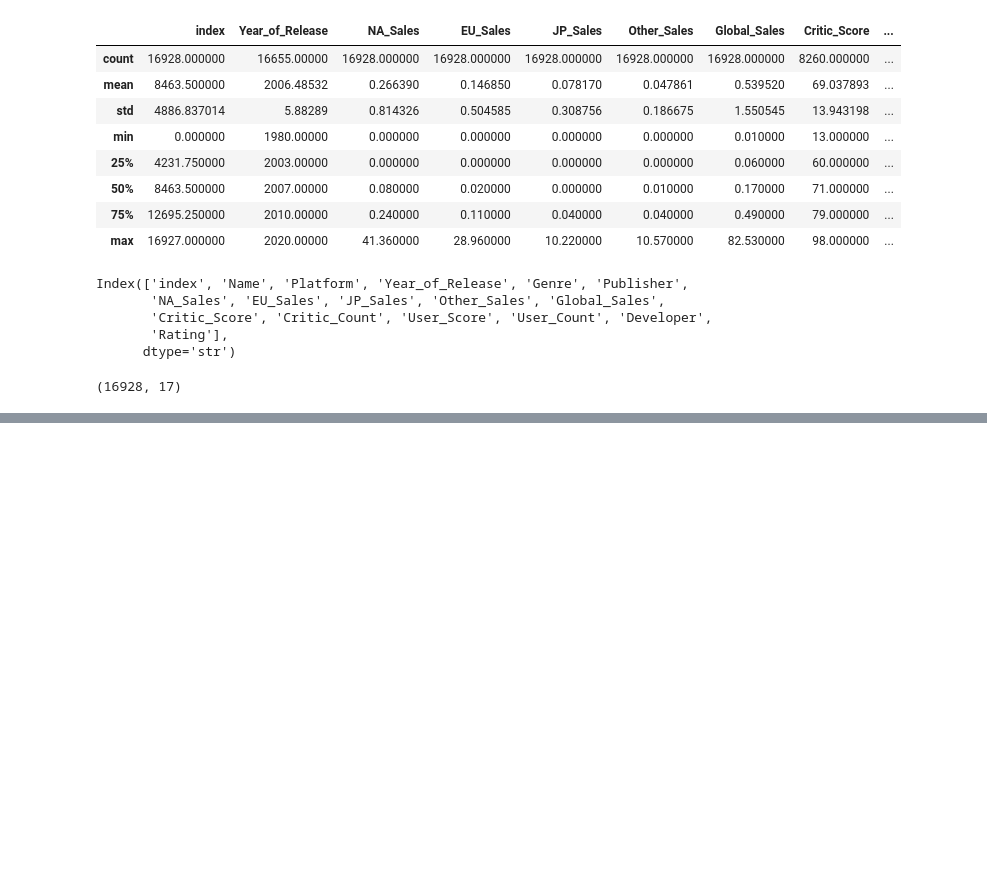
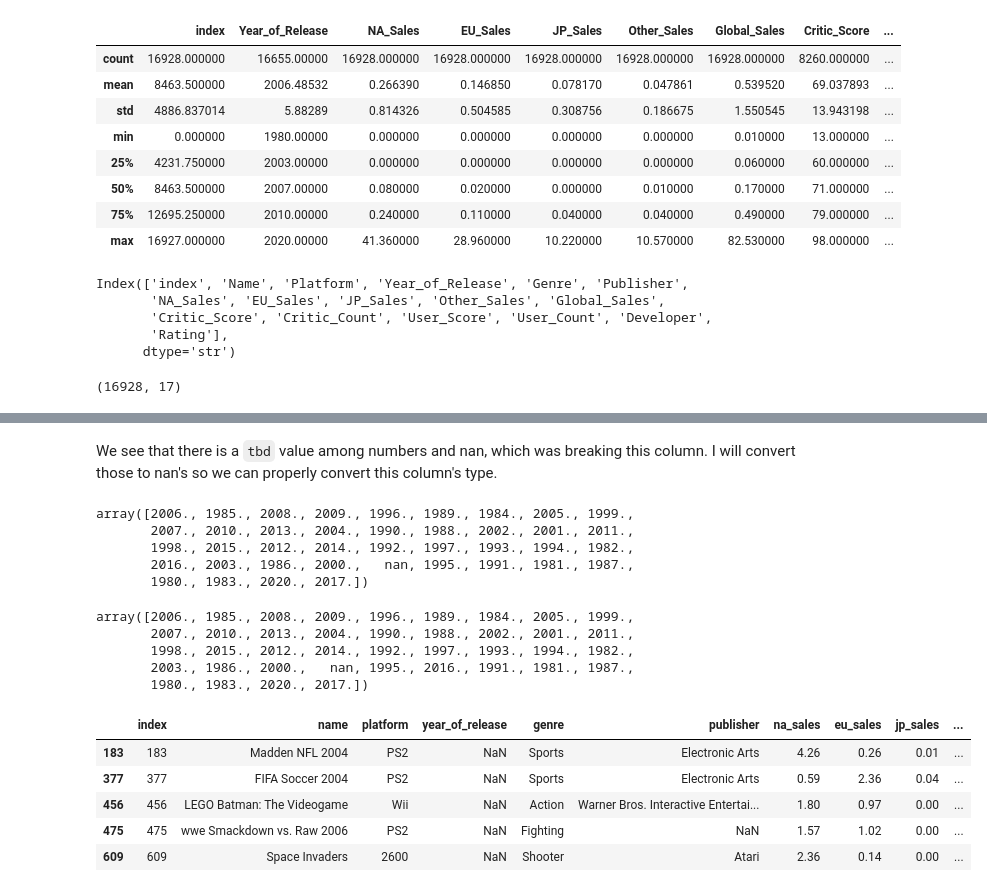
Before and after one commit to VenomRevenge/data-science-exam-video-game-success-analysis, a Jupyter notebook: video_games_analysis.ipynb, the cells around one changed output, grey strips where cells are left out. Cells and saved outputs as stored; diff of their text form; code cells hidden in the pictures; blank space fills up the shorter version.

Commit message:
Started on the Data cleaning part, still inspecting dataset columns and applying small fixes

```diff
--- a/video_games_analysis.ipynb
+++ b/video_games_analysis.ipynb
@@ -152,0 +165,5 @@ These issues will be addressed in the data cleaning phase.
+# %%
+# lowercase columns for both datasets
+video_games = video_games_raw
+video_games.columns = video_games.columns.str.lower()
+vgsales.columns = vgsales.columns.str.lower()
@@ -152,0 +237,33 @@ These issues will be addressed in the data cleaning phase.
+# %% [markdown]
+We see that there is a `tbd` value among numbers and nan, which was breaking this column.
+I will convert those to nan's so we can properly convert this column's type.
+# %%
+video_games.user_score = video_games.user_score.replace("tbd", np.nan)
+video_games.user_score = video_games.user_score.astype(float)
+# %%
+# inspecting years of release
+video_games.year_of_release.unique()
+# %% [output]
+array([2006., 1985., 2008., 2009., 1996., 1989., 1984., 2005., 1999.,
+       2007., 2010., 2013., 2004., 1990., 1988., 2002., 2001., 2011.,
+       1998., 2015., 2012., 2014., 1992., 1997., 1993., 1994., 1982.,
+       2016., 2003., 1986., 2000.,   nan, 1995., 1991., 1981., 1987.,
+       1980., 1983., 2020., 2017.])
+# %%
+vgsales.year_of_release.unique()
+# %% [output]
+array([2006., 1985., 2008., 2009., 1996., 1989., 1984., 2005., 1999.,
+       2007., 2010., 2013., 2004., 1990., 1988., 2002., 2001., 2011.,
+       1998., 2015., 2012., 2014., 1992., 1997., 1993., 1994., 1982.,
+       2003., 1986., 2000.,   nan, 1995., 2016., 1991., 1981., 1987.,
+       1980., 1983., 2020., 2017.])
+# %%
+video_games_no_years = video_games[video_games.year_of_release.isna()]
+video_games_no_years.head()
+# %% [output]
+|  | index | name | platform | year_of_release | genre | publisher | na_sales | eu_sales | jp_sales | ... |
+| 183 | 183 | Madden NFL 2004 | PS2 | NaN | Sports | Electronic Arts | 4.26 | 0.26 | 0.01 | ... |
+| 377 | 377 | FIFA Soccer 2004 | PS2 | NaN | Sports | Electronic Arts | 0.59 | 2.36 | 0.04 | ... |
+| 456 | 456 | LEGO Batman: The Videogame | Wii | NaN | Action | Warner Bros. Interactive Entertai... | 1.80 | 0.97 | 0.00 | ... |
+| 475 | 475 | wwe Smackdown vs. Raw 2006 | PS2 | NaN | Fighting | NaN | 1.57 | 1.02 | 0.00 | ... |
+| 609 | 609 | Space Invaders | 2600 | NaN | Shooter | Atari | 2.36 | 0.14 | 0.00 | ... |
```
Also changed, not shown: parts of 13 cells of this notebook.
